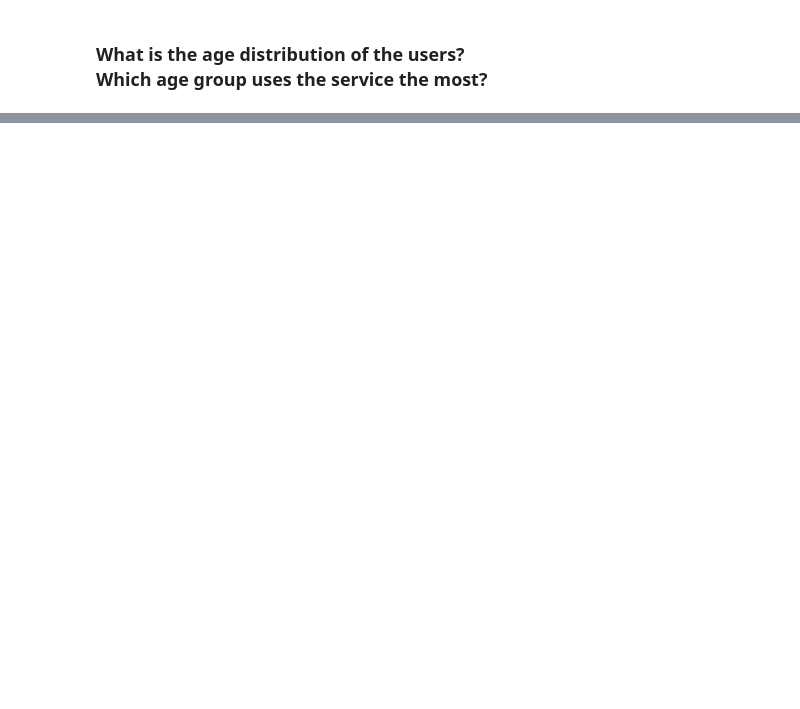
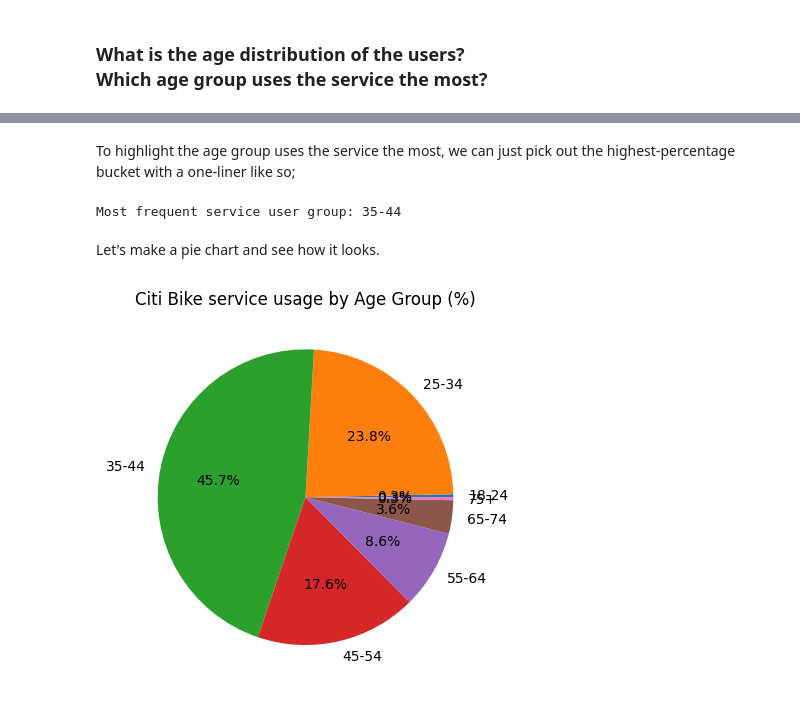
Before and after one commit to gbaltar-uiab1/city_bikes, a Jupyter notebook: city_bikes.ipynb, the cells around one changed output, grey strips where cells are left out. Drawn from its saved outputs; the diff is of its cells as text; code cells hidden in the pictures; blank space fills up the shorter version.

```diff
--- a/city_bikes.ipynb
+++ b/city_bikes.ipynb
@@ -203,0 +279,17 @@ Total bikes used (unique):  500
+# %%
+# User age distribution
+# Same as previous step, but we need to sort by user age as well
+
+user_ages = df['Age Groups'].value_counts(normalize=True).mul(100).round(2)
+
+# Sort by user age
+user_ages = user_ages.sort_index()
+
+print("User age bucket\t\tPercentage\n===================================")
+
+for user_age_bucket, user_age_percentage in user_ages.items():
+    print(f"{user_age_bucket}\t\t\t{user_age_percentage:.1f}%")
+
+
+# labels = user_ages.index
+# sizes = user_ages.values
@@ -203,0 +306,20 @@ Total bikes used (unique):  500
+# %% [markdown]
+To highlight the age group uses the service the most, we can just pick out the highest-percentage bucket with a one-liner like so;
+# %%
+print("Most frequent service user group:", df['Age Groups'].value_counts().head(1).index[0])
+# %% [output]
+Most frequent service user group: 35-44
+# %% [markdown]
+Let's make a pie chart and see how it looks.
+# %%
+# We'll use .index and .values as lists ("Duck typing")
+labels = user_ages.index
+sizes = user_ages.values
+
+# Plot the chart
+#   ( autopct='%1.1f%%' --> to show percentages inside each slice)
+plt.pie(sizes, labels=labels, autopct='%1.1f%%')
+plt.title('Citi Bike service usage by Age Group (%)')
+plt.show()
+# %% [output]
+[figure, added]
```
Also changed, not shown: parts of 40 cells of this notebook.
